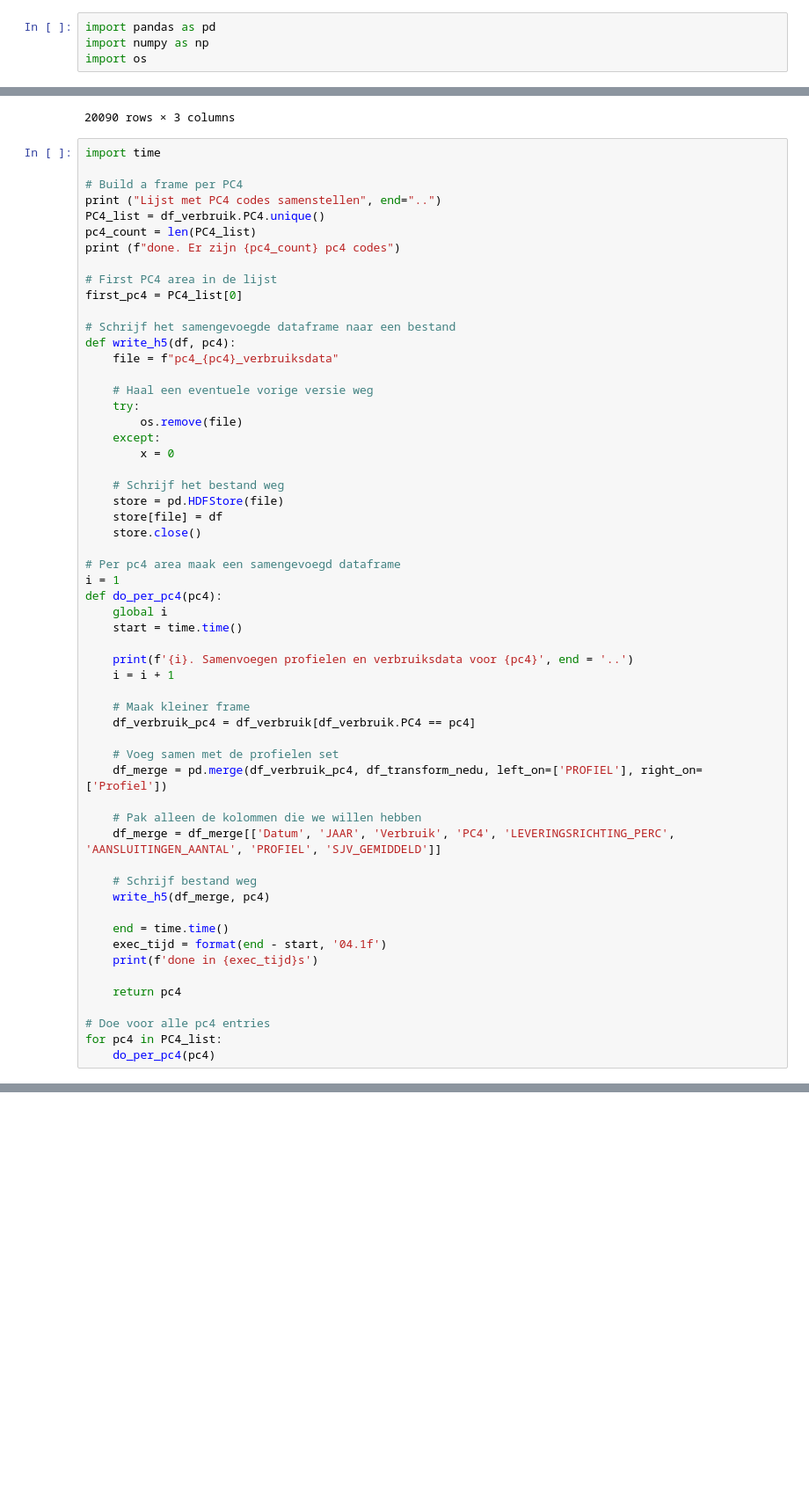
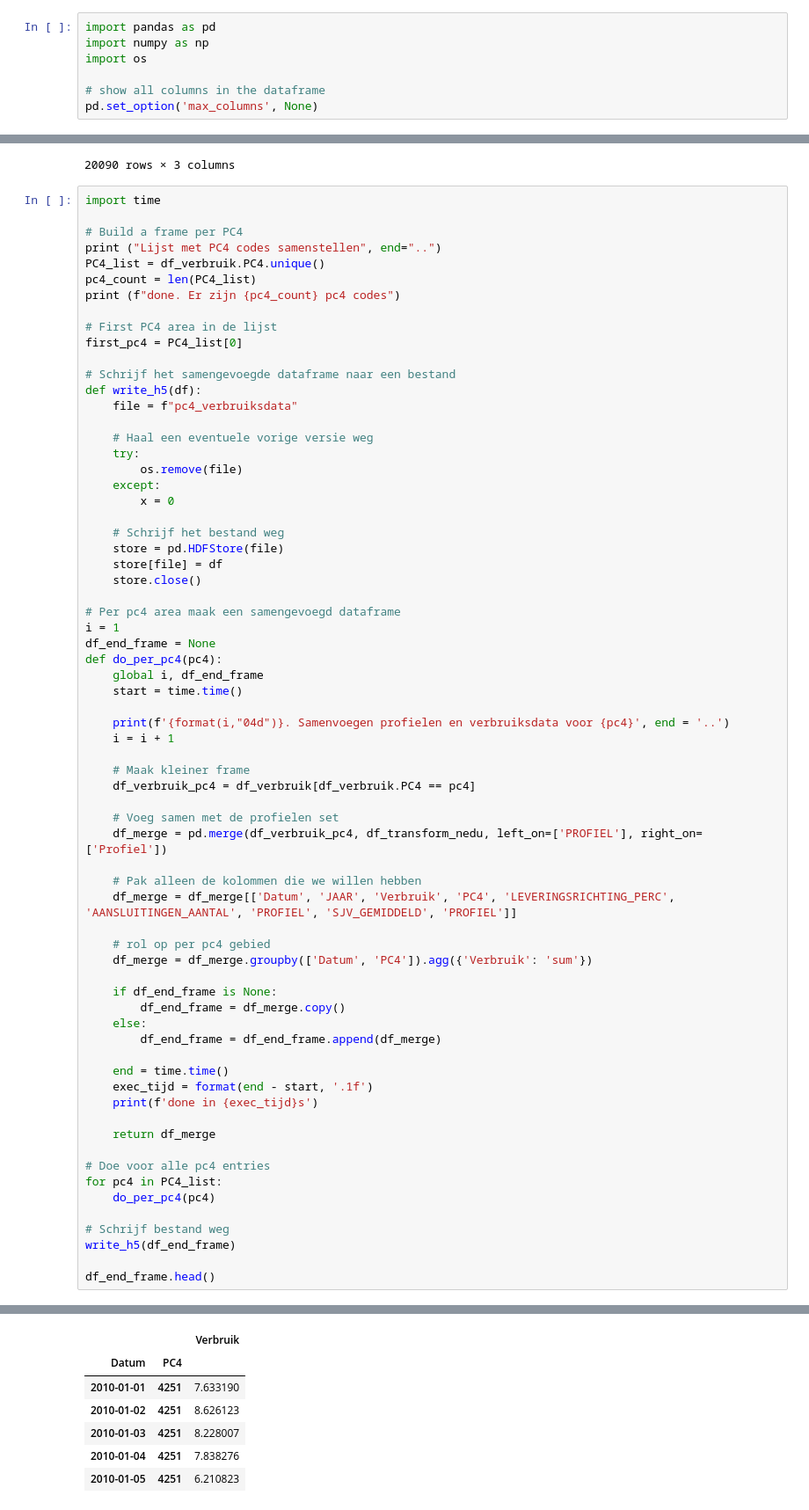
Before and after one commit to processminery/jads_enexis, a Jupyter notebook: notebooks/Kleinverbruik x NEDU.ipynb, the cells around one changed output, grey strips where cells are left out. Shown at 88% size. Drawn from its saved outputs; the diff is of its cells as text; blank space fills up the shorter version.

Commit message:
Integratie NEDU profielen met kleinverbruik
Uitkomst is het bestand 'pc4_verbruiksdata' met daarin per pc4 code per dag van het jaar voor de jaren 2010-2021 het verbruik

```diff
--- a/notebooks/Kleinverbruik x NEDU.ipynb
+++ b/notebooks/Kleinverbruik x NEDU.ipynb
@@ -22,6 +22,9 @@ Het verbruik wordt berekend door het verbruik van het profiel behorende bij de p
 import pandas as pd
 import numpy as np
 import os
+
+# show all columns in the dataframe
+pd.set_option('max_columns', None)
 # %%
 # variables used in script
 data_processed_location = '../data/processed'
@@ -190,8 +193,8 @@ print (f"done. Er zijn {pc4_count} pc4 codes")
 first_pc4 = PC4_list[0]
 
 # Schrijf het samengevoegde dataframe naar een bestand
-def write_h5(df, pc4):
-    file = f"pc4_{pc4}_verbruiksdata"
+def write_h5(df):
+    file = f"pc4_verbruiksdata"
 
     # Haal een eventuele vorige versie weg
     try:
@@ -206,11 +209,12 @@ def write_h5(df, pc4):
 
 # Per pc4 area maak een samengevoegd dataframe
 i = 1
+df_end_frame = None
 def do_per_pc4(pc4):
-    global i
+    global i, df_end_frame
     start = time.time()
 
-    print(f'{i}. Samenvoegen profielen en verbruiksdata voor {pc4}', end = '..')
+    print(f'{format(i,"04d")}. Samenvoegen profielen en verbruiksdata voor {pc4}', end = '..')
     i = i + 1
 
     # Maak kleiner frame
@@ -220,18 +224,28 @@ def do_per_pc4(pc4):
     df_merge = pd.merge(df_verbruik_pc4, df_transform_nedu, left_on=['PROFIEL'], right_on=['Profiel'])
 
     # Pak alleen de kolommen die we willen hebben
-    df_merge = df_merge[['Datum', 'JAAR', 'Verbruik', 'PC4', 'LEVERINGSRICHTING_PERC', 'AANSLUITINGEN_AANTAL', 'PROFIEL', 'SJV_GEMIDDELD']]
+    df_merge = df_merge[['Datum', 'JAAR', 'Verbruik', 'PC4', 'LEVERINGSRICHTING_PERC', 'AANSLUITINGEN_AANTAL', 'PROFIEL', 'SJV_GEMIDDELD', 'PROFIEL']]
 
-    # Schrijf bestand weg
-    write_h5(df_merge, pc4)
+    # rol op per pc4 gebied
+    df_merge = df_merge.groupby(['Datum', 'PC4']).agg({'Verbruik': 'sum'})
+
+    if df_end_frame is None:
+        df_end_frame = df_merge.copy()
+    else:
+        df_end_frame = df_end_frame.append(df_merge)
 
     end = time.time()
-    exec_tijd = format(end - start, '04.1f')
+    exec_tijd = format(end - start, '.1f')
     print(f'done in {exec_tijd}s')
 
-    return pc4
+    return df_merge
 
 # Doe voor alle pc4 entries
 for pc4 in PC4_list:
     do_per_pc4(pc4)
+
+# Schrijf bestand weg
+write_h5(df_end_frame)
+
+df_end_frame.head()
 # %% [output]
@@ -255,0 +269,7 @@ KeyboardInterrupt:
+|  |  | Verbruik |
+| Datum | PC4 |  |
+| 2010-01-01 | 4251 | 7.633190 |
+| 2010-01-02 | 4251 | 8.626123 |
+| 2010-01-03 | 4251 | 8.228007 |
+| 2010-01-04 | 4251 | 7.838276 |
+| 2010-01-05 | 4251 | 6.210823 |
```
Also changed, not shown: parts of 3 cells of this notebook, 1 other file.
